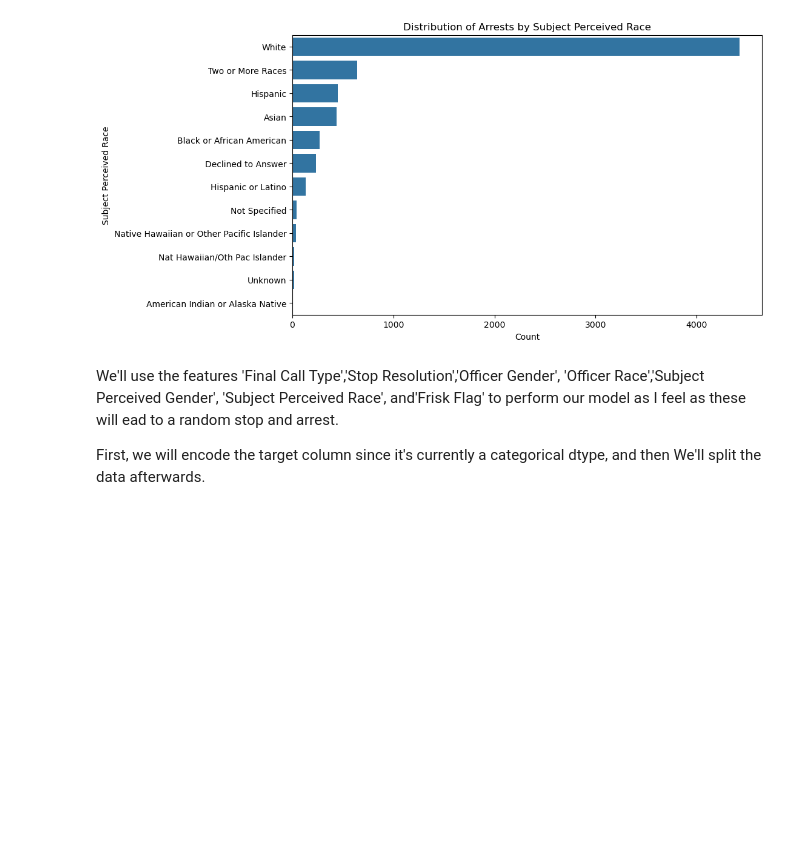
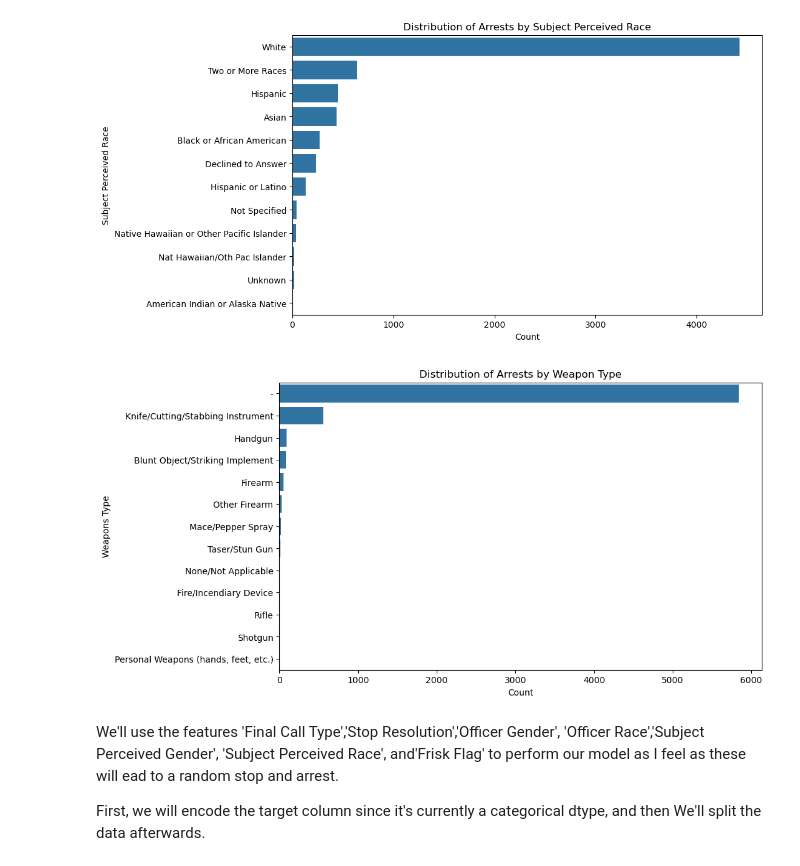
Before and after one commit to omendez930/Terry-Traffic-Stops-Phase3, a Jupyter notebook: index.ipynb, the cells around one changed output. Cells and saved outputs as stored; diff of their text form; code cells hidden in the pictures; blank space fills up the shorter version.

```diff
--- a/index.ipynb
+++ b/index.ipynb
@@ -222,6 +235,15 @@ plt.ylabel("Subject Perceived Race")
 plt.show()
 # %% [output]
 [figure]
+# %%
+plt.figure(figsize=(10, 6))
+sns.countplot(y="Weapon Type", data=arrest_data, order=arrest_data["Weapon Type"].value_counts().index)
+plt.title("Distribution of Arrests by Weapon Type")
+plt.xlabel("Count")
+plt.ylabel("Weapons Type")
+plt.show()
+# %% [output]
+[figure, added]
 # %% [markdown]
 We'll use the features 'Final Call Type','Stop Resolution','Officer Gender', 'Officer Race','Subject Perceived Gender', 'Subject Perceived Race', and'Frisk Flag' to perform our model as I feel as these will ead to a random stop and arrest.
 
```
Also changed, not shown: parts of 17 cells of this notebook, 9 other files.
